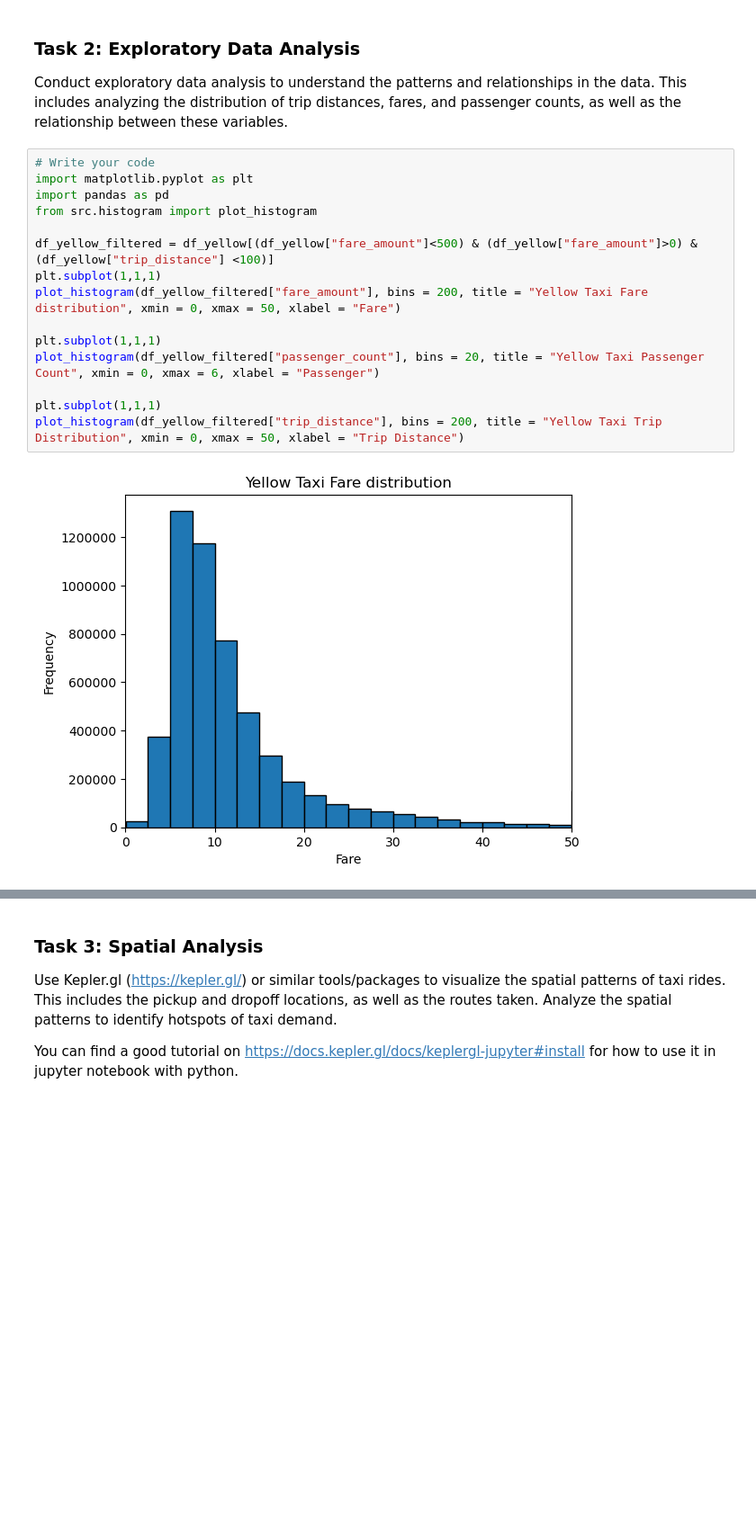
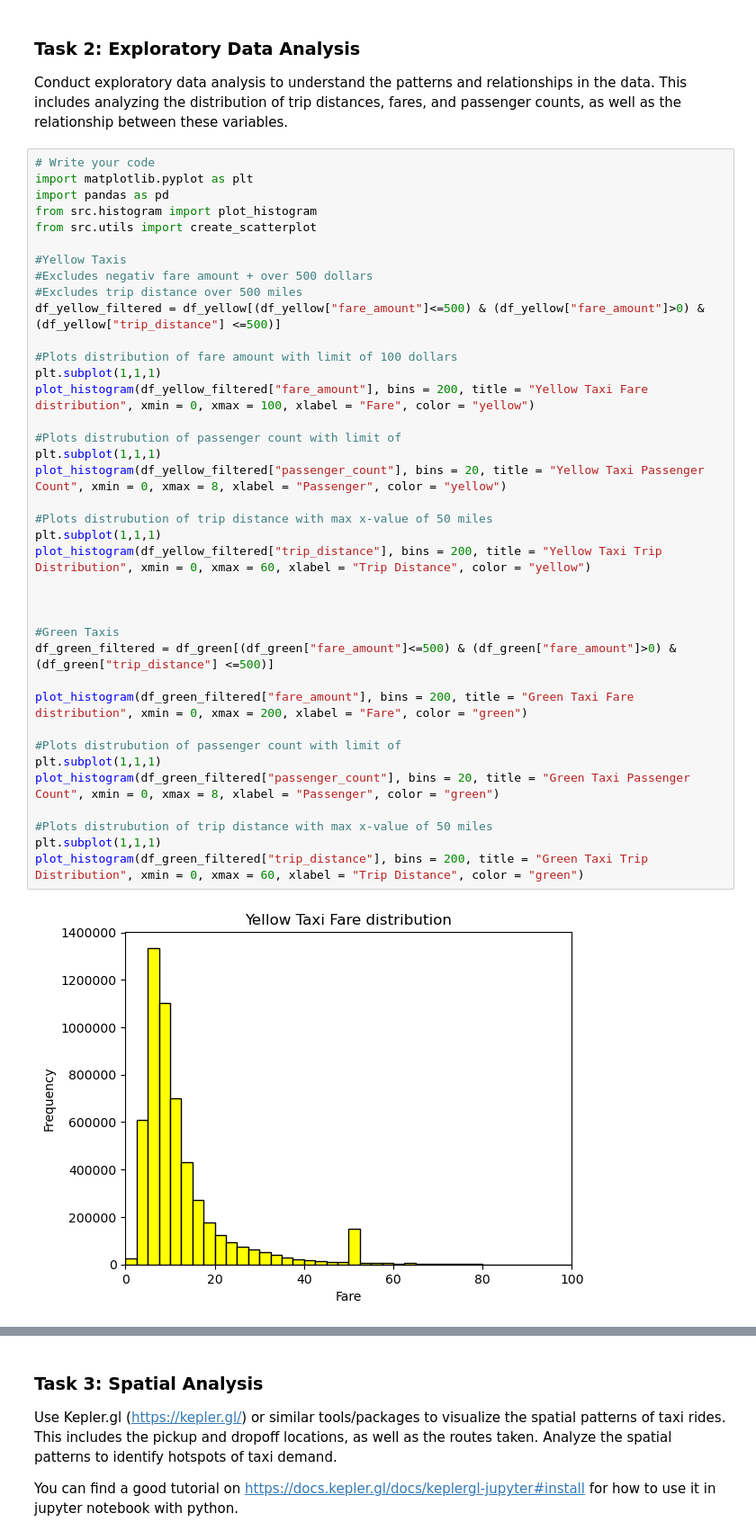
Before and after one commit to HatzeDJ/62444-Repository, a Jupyter notebook: 4_temporal_spatial_data_analysis.ipynb, the cells around one changed output, grey strips where cells are left out. Shown at 90% size. Cells and saved outputs as stored; diff of their text form; blank space fills up the shorter version.

```diff
--- a/4_temporal_spatial_data_analysis.ipynb
+++ b/4_temporal_spatial_data_analysis.ipynb
@@ -90,17 +90,40 @@ Conduct exploratory data analysis to understand the patterns and relationships i
 # %%
 # Write your code
 import matplotlib.pyplot as plt
 import pandas as pd
 from src.histogram import plot_histogram
+from src.utils import create_scatterplot
 
-df_yellow_filtered = df_yellow[(df_yellow["fare_amount"]<500) & (df_yellow["fare_amount"]>0) & (df_yellow["trip_distance"] <100)]
+#Yellow Taxis
+#Excludes negativ fare amount + over 500 dollars
+#Excludes trip distance over 500 miles
+df_yellow_filtered = df_yellow[(df_yellow["fare_amount"]<=500) & (df_yellow["fare_amount"]>0) & (df_yellow["trip_distance"] <=500)]
+
+#Plots distribution of fare amount with limit of 100 dollars
 plt.subplot(1,1,1)
-plot_histogram(df_yellow_filtered["fare_amount"], bins = 200, title = "Yellow Taxi Fare distribution", xmin = 0, xmax = 50, xlabel = "Fare")
+plot_histogram(df_yellow_filtered["fare_amount"], bins = 200, title = "Yellow Taxi Fare distribution", xmin = 0, xmax = 100, xlabel = "Fare", color = "yellow")
 
+#Plots distrubution of passenger count with limit of
 plt.subplot(1,1,1)
-plot_histogram(df_yellow_filtered["passenger_count"], bins = 20, title = "Yellow Taxi Passenger Count", xmin = 0, xmax = 6, xlabel = "Passenger")
+plot_histogram(df_yellow_filtered["passenger_count"], bins = 20, title = "Yellow Taxi Passenger Count", xmin = 0, xmax = 8, xlabel = "Passenger", color = "yellow")
 
+#Plots distrubution of trip distance with max x-value of 50 miles
 plt.subplot(1,1,1)
-plot_histogram(df_yellow_filtered["trip_distance"], bins = 200, title = "Yellow Taxi Trip Distribution", xmin = 0, xmax = 50, xlabel = "Trip Distance")
+plot_histogram(df_yellow_filtered["trip_distance"], bins = 200, title = "Yellow Taxi Trip Distribution", xmin = 0, xmax = 60, xlabel = "Trip Distance", color = "yellow")
+
+
+
+#Green Taxis
+df_green_filtered = df_green[(df_green["fare_amount"]<=500) & (df_green["fare_amount"]>0) & (df_green["trip_distance"] <=500)]
+
+plot_histogram(df_green_filtered["fare_amount"], bins = 200, title = "Green Taxi Fare distribution", xmin = 0, xmax = 200, xlabel = "Fare", color = "green")
+
+#Plots distrubution of passenger count with limit of
+plt.subplot(1,1,1)
+plot_histogram(df_green_filtered["passenger_count"], bins = 20, title = "Green Taxi Passenger Count", xmin = 0, xmax = 8, xlabel = "Passenger", color = "green")
+
+#Plots distrubution of trip distance with max x-value of 50 miles
+plt.subplot(1,1,1)
+plot_histogram(df_green_filtered["trip_distance"], bins = 200, title = "Green Taxi Trip Distribution", xmin = 0, xmax = 60, xlabel = "Trip Distance", color = "green")
 # %% [output]
-[figure, old version]
+[figure, new version]
```
Also changed, not shown: parts of 2 cells of this notebook, 1 other file.
